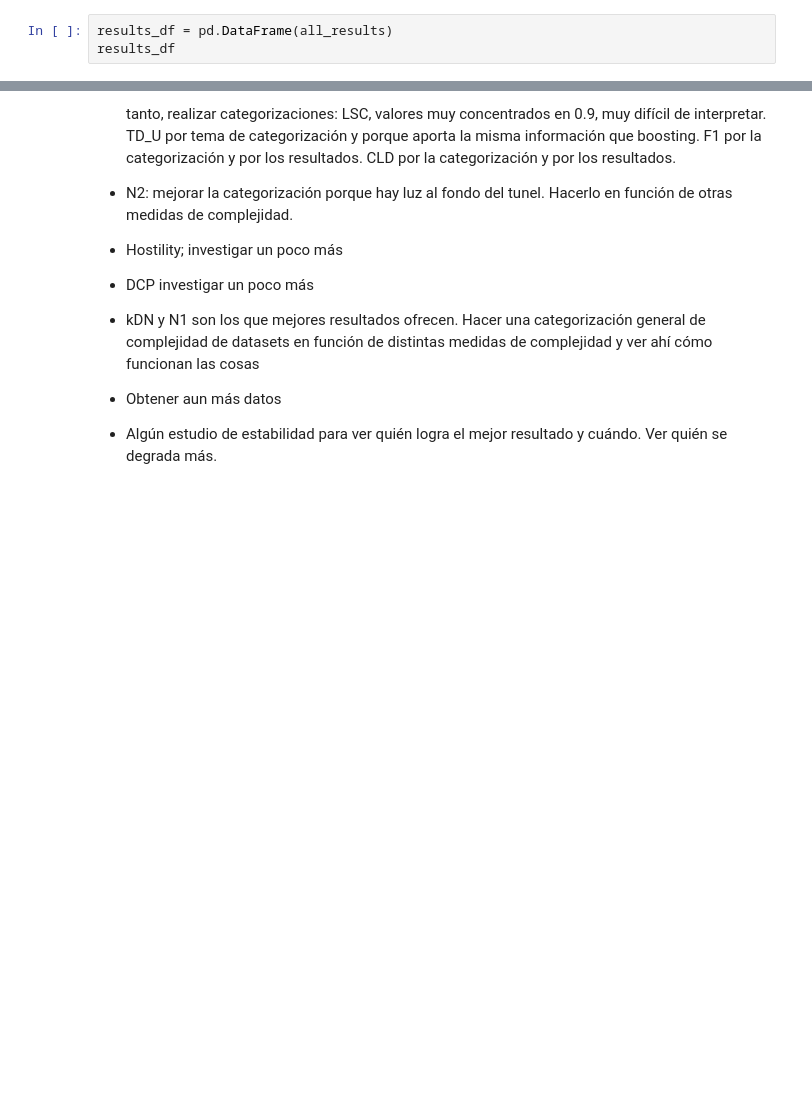
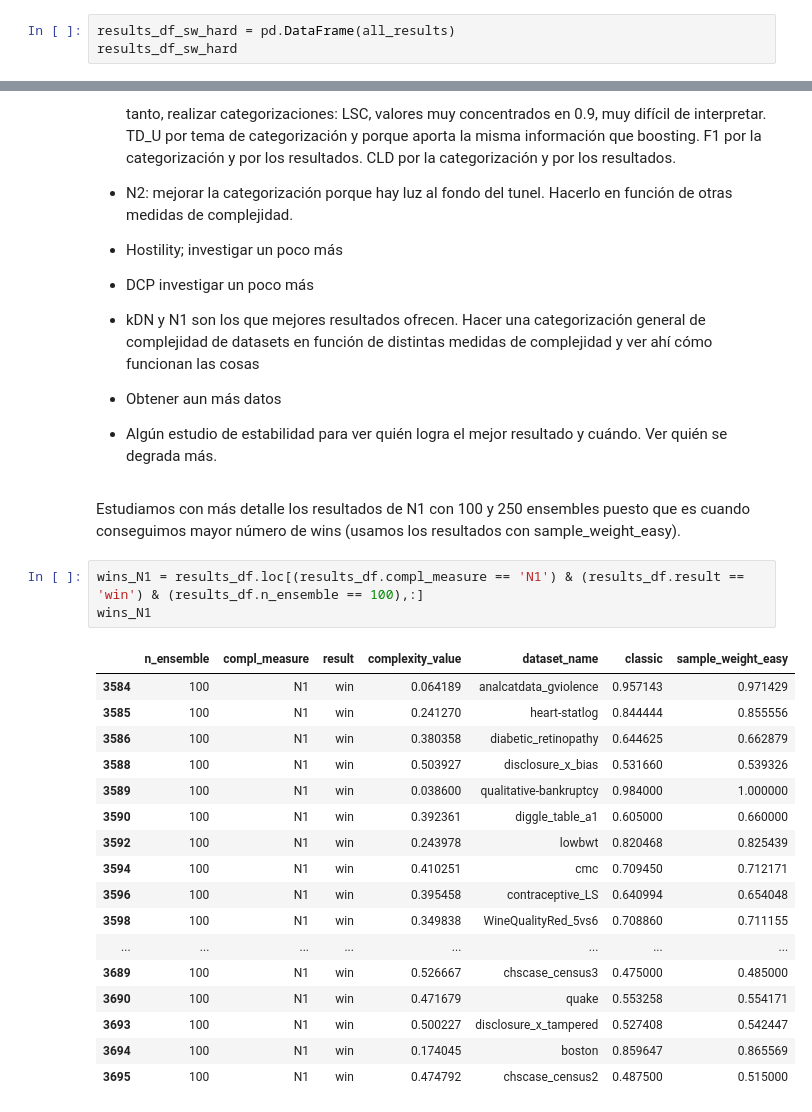
Before and after one commit to carmenlancho/EnsemblesComplexity, a Jupyter notebook: Notebooks/Analysis_GB_LevelOfComplexity.ipynb, the cells around one changed output, grey strips where cells are left out. Cells and saved outputs as stored; diff of their text form; blank space fills up the shorter version.

```diff
--- a/Notebooks/Analysis_GB_LevelOfComplexity.ipynb
+++ b/Notebooks/Analysis_GB_LevelOfComplexity.ipynb
@@ -1296,8 +1314,8 @@ Con las medidas con rangos difíciles de interpretar no se aclara nada. Pero con
 # Lo hacemos con los pesos difíciles
 win_tie_loss_df, all_results = win_tie_loss_comparison_info_complexity(all_datasets, df_complex, loss_function='exponential', main_method='classic', compare_method='sample_weight_hard')
 # %%
-results_df = pd.DataFrame(all_results)
-results_df
+results_df_sw_hard = pd.DataFrame(all_results)
+results_df_sw_hard
 # %% [output]
 |  | n_ensemble | compl_measure | result | complexity_value | dataset_name | classic | sample_weight_hard |
 | 0 | 10 | Hostility | tie | 0.229730 | analcatdata_gviolence | 0.971429 | 0.971429 |
@@ -1376,3 +1396,26 @@ Cuando el conjunto de datos es difícil, es mejor darle más peso a lo fácil. C
  * Obtener aun más datos
 
  * Algún estudio de estabilidad para ver quién logra el mejor resultado y cuándo. Ver quién se degrada más.
+# %% [markdown]
+Estudiamos con más detalle los resultados de N1 con 100 y 250 ensembles puesto que es cuando conseguimos mayor número de wins (usamos los resultados con sample_weight_easy).
+# %%
+wins_N1 = results_df.loc[(results_df.compl_measure == 'N1') & (results_df.result == 'win') & (results_df.n_ensemble == 100),:]
+wins_N1
+# %% [output]
+|  | n_ensemble | compl_measure | result | complexity_value | dataset_name | classic | sample_weight_easy |
+| 3584 | 100 | N1 | win | 0.064189 | analcatdata_gviolence | 0.957143 | 0.971429 |
+| 3585 | 100 | N1 | win | 0.241270 | heart-statlog | 0.844444 | 0.855556 |
+| 3586 | 100 | N1 | win | 0.380358 | diabetic_retinopathy | 0.644625 | 0.662879 |
+| 3588 | 100 | N1 | win | 0.503927 | disclosure_x_bias | 0.531660 | 0.539326 |
+| 3589 | 100 | N1 | win | 0.038600 | qualitative-bankruptcy | 0.984000 | 1.000000 |
+| 3590 | 100 | N1 | win | 0.392361 | diggle_table_a1 | 0.605000 | 0.660000 |
+| 3592 | 100 | N1 | win | 0.243978 | lowbwt | 0.820468 | 0.825439 |
+| 3594 | 100 | N1 | win | 0.410251 | cmc | 0.709450 | 0.712171 |
+| 3596 | 100 | N1 | win | 0.395458 | contraceptive_LS | 0.640994 | 0.654048 |
+| 3598 | 100 | N1 | win | 0.349838 | WineQualityRed_5vs6 | 0.708860 | 0.711155 |
+| ... | ... | ... | ... | ... | ... | ... | ... |
+| 3689 | 100 | N1 | win | 0.526667 | chscase_census3 | 0.475000 | 0.485000 |
+| 3690 | 100 | N1 | win | 0.471679 | quake | 0.553258 | 0.554171 |
+| 3693 | 100 | N1 | win | 0.500227 | disclosure_x_tampered | 0.527408 | 0.542447 |
+| 3694 | 100 | N1 | win | 0.174045 | boston | 0.859647 | 0.865569 |
+| 3695 | 100 | N1 | win | 0.474792 | chscase_census2 | 0.487500 | 0.515000 |
```
Also changed, not shown: parts of 23 cells of this notebook.
